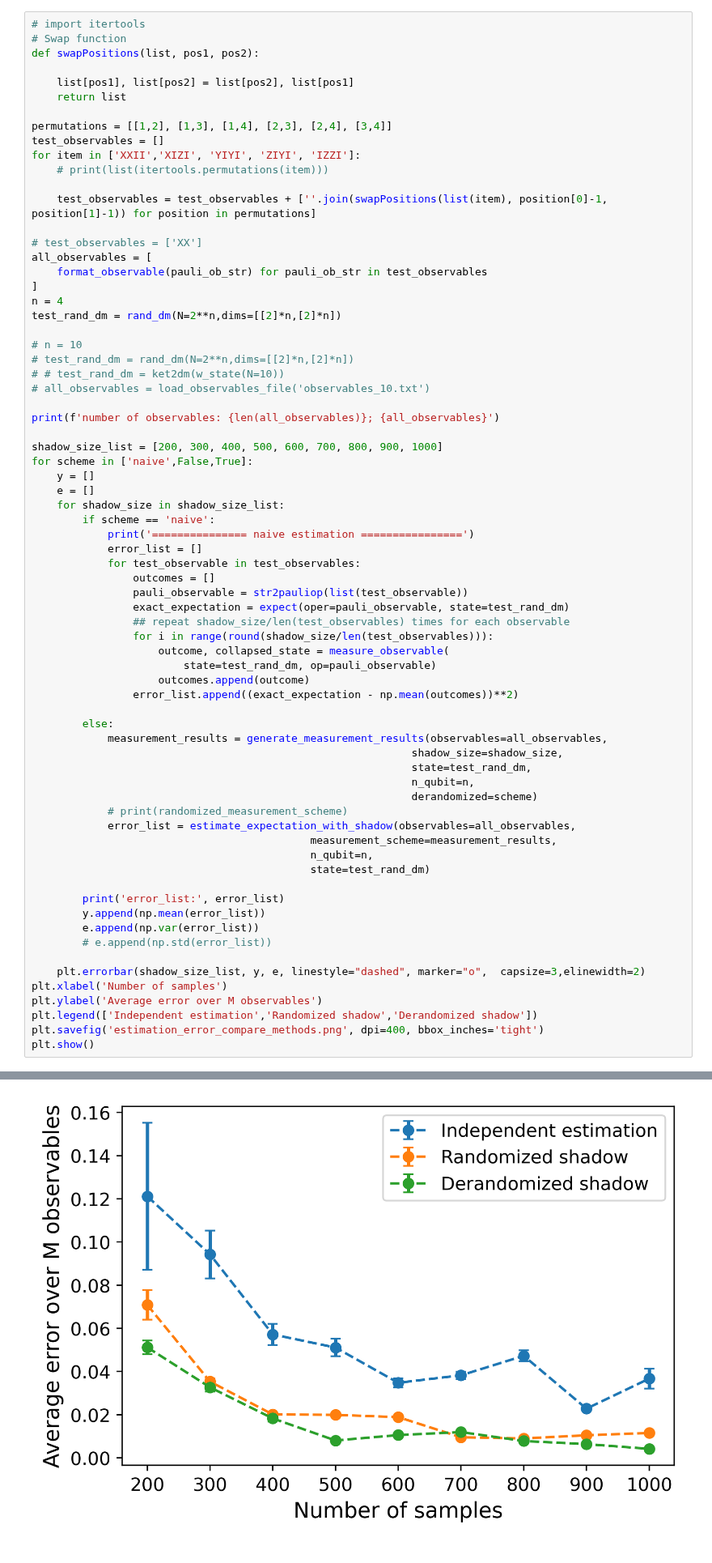
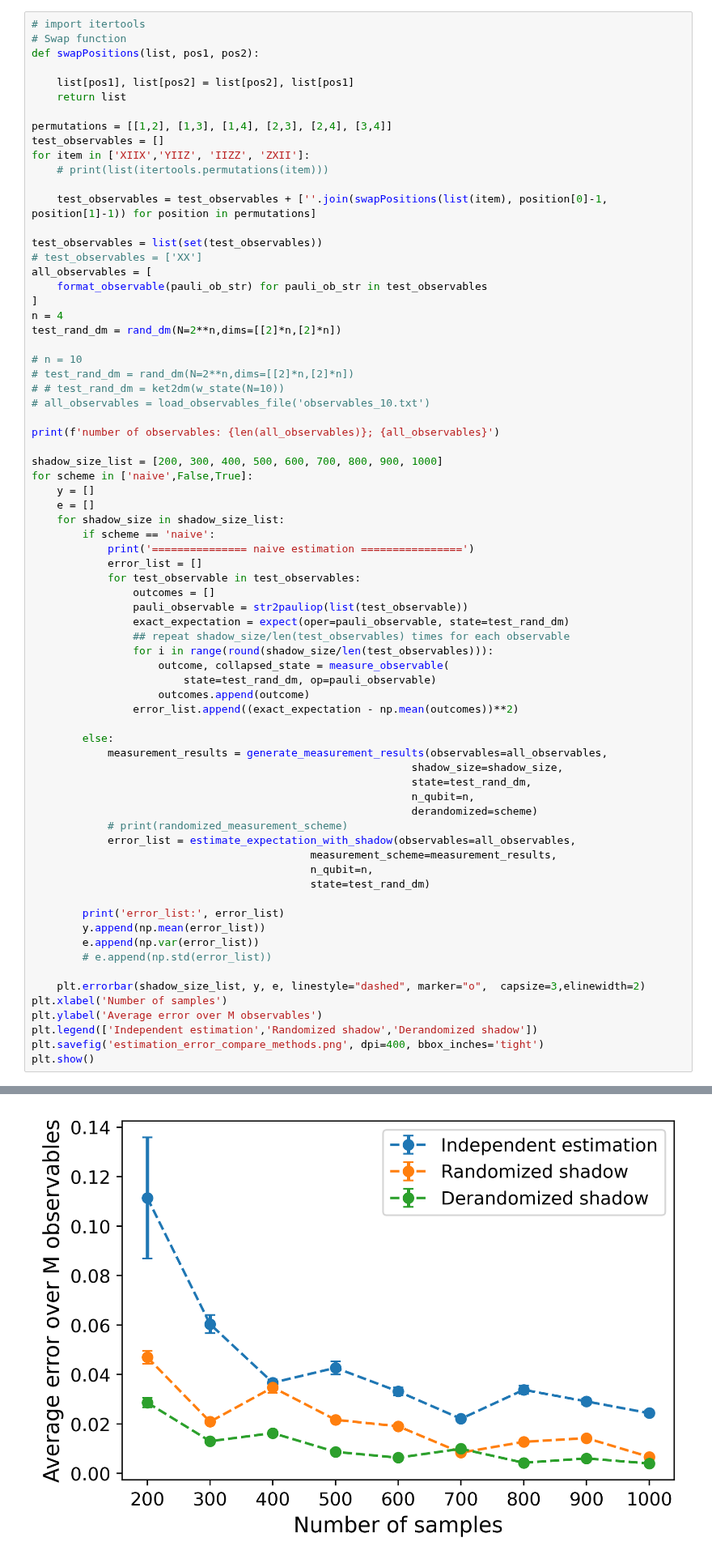
Before and after one commit to Jue-Xu/Entanglement-Witness, a Jupyter notebook: Code/classical_shadow.ipynb, the cells around one changed output, grey strips where cells are left out. Shown at 81% size. Drawn from its saved outputs; the diff is of its cells as text.

```diff
--- a/Code/classical_shadow.ipynb
+++ b/Code/classical_shadow.ipynb
@@ -226,11 +226,12 @@ def swapPositions(list, pos1, pos2):
 
 permutations = [[1,2], [1,3], [1,4], [2,3], [2,4], [3,4]]
 test_observables = []
-for item in ['XXII','XIZI', 'YIYI', 'ZIYI', 'IZZI']:
+for item in ['XIIX','YIIZ', 'IIZZ', 'ZXII']:
     # print(list(itertools.permutations(item)))
 
     test_observables = test_observables + [''.join(swapPositions(list(item), position[0]-1, position[1]-1)) for position in permutations]
 
+test_observables = list(set(test_observables))
 # test_observables = ['XX']
 all_observables = [
     format_observable(pauli_ob_str) for pauli_ob_str in test_observables
@@ -308,4 +309,4 @@ error_list: [0.004712970687855688, 0.00348837132772364, 0.0002689780017219391, 0
-[figure, old version]
+[figure, new version]
 # %%
 bell11 = bell_state(state='11')
 test_measurement = ['X', 'X']
```
Also changed, not shown: parts of 1 cell of this notebook, 8 other files.
